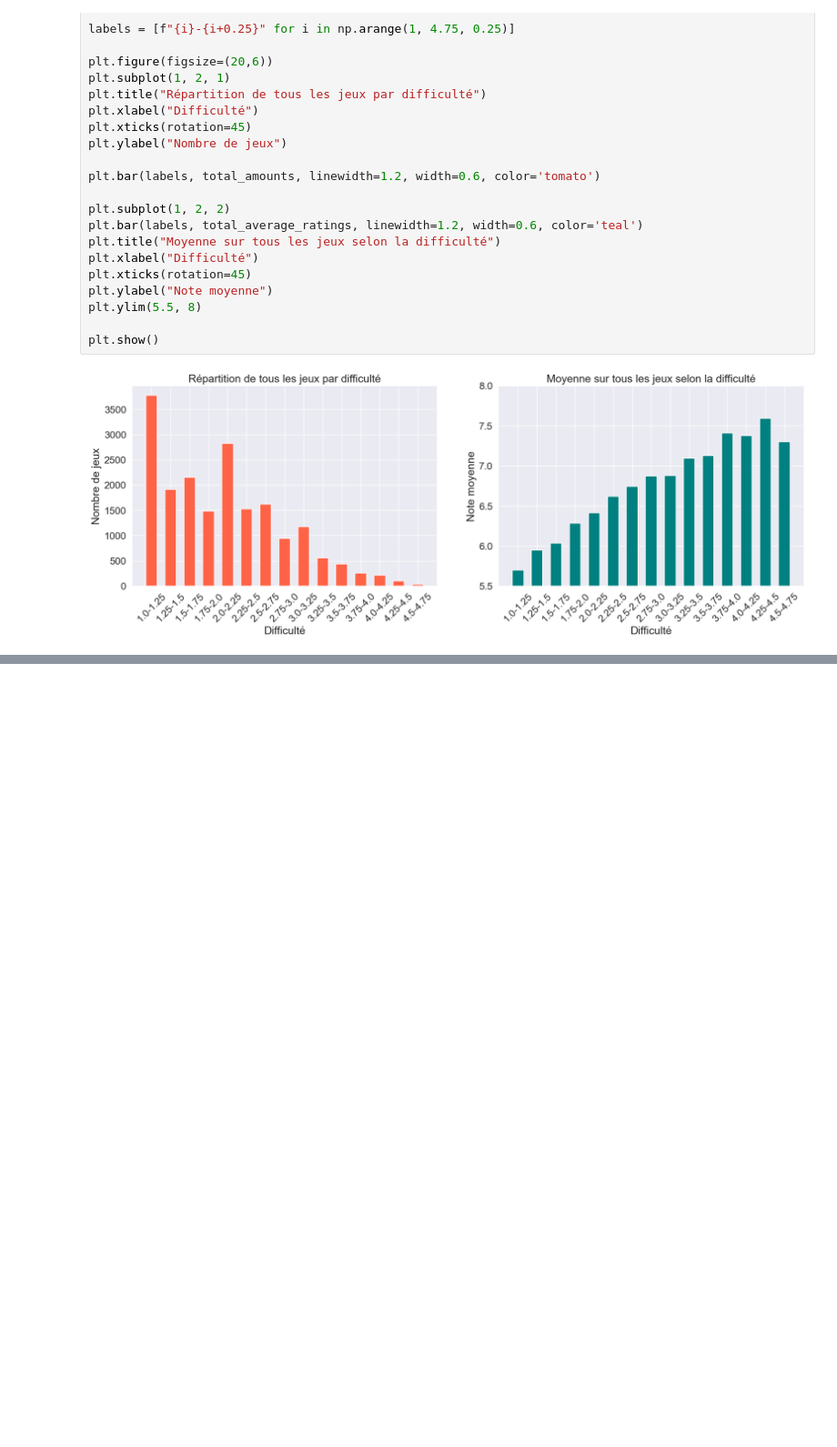
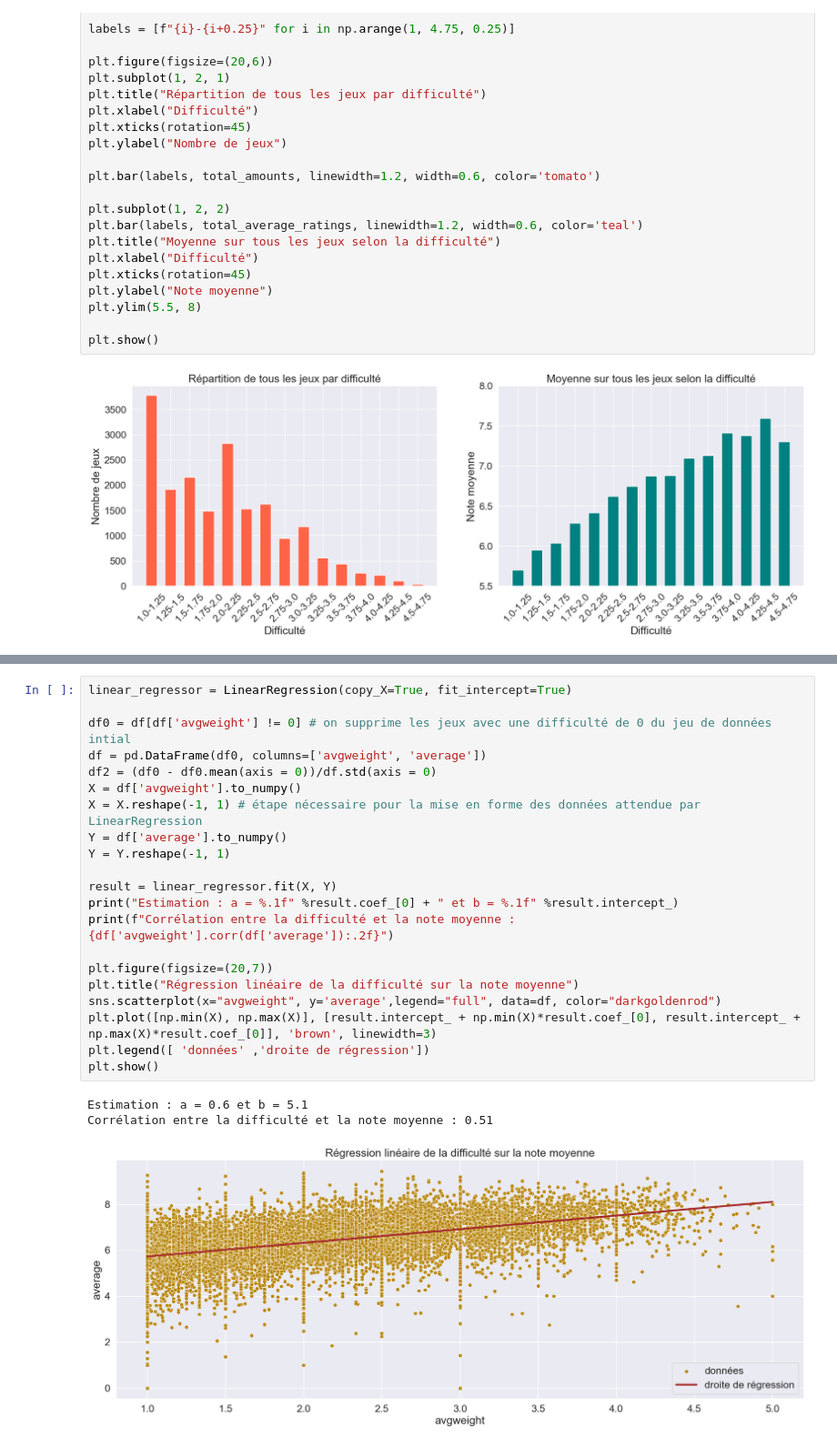
Before and after one commit to LOISGALLAUD/issd, a Jupyter notebook: PROJET/LGALLAUD.ipynb, the cells around one changed output, grey strips where cells are left out. Shown at 91% size. Drawn from its saved outputs; the diff is of its cells as text; blank space fills up the shorter version.

```diff
--- a/PROJET/LGALLAUD.ipynb
+++ b/PROJET/LGALLAUD.ipynb
@@ -812,0 +786,25 @@ Remarques personnelles:
+# %%
+linear_regressor = LinearRegression(copy_X=True, fit_intercept=True)
+
+df0 = df[df['avgweight'] != 0] # on supprime les jeux avec une difficulté de 0 du jeu de données intial
+df = pd.DataFrame(df0, columns=['avgweight', 'average'])
+df2 = (df0 - df0.mean(axis = 0))/df.std(axis = 0)
+X = df['avgweight'].to_numpy()
+X = X.reshape(-1, 1) # étape nécessaire pour la mise en forme des données attendue par LinearRegression
+Y = df['average'].to_numpy()
+Y = Y.reshape(-1, 1)
+
+result = linear_regressor.fit(X, Y)
+print("Estimation : a = %.1f" %result.coef_[0] + " et b = %.1f" %result.intercept_)
+print(f"Corrélation entre la difficulté et la note moyenne : {df['avgweight'].corr(df['average']):.2f}")
+
+plt.figure(figsize=(20,7))
+plt.title("Régression linéaire de la difficulté sur la note moyenne")
+sns.scatterplot(x="avgweight", y='average',legend="full", data=df, color="darkgoldenrod")
+plt.plot([np.min(X), np.max(X)], [result.intercept_ + np.min(X)*result.coef_[0], result.intercept_ + np.max(X)*result.coef_[0]], 'brown', linewidth=3)
+plt.legend([ 'données' ,'droite de régression'])
+plt.show()
+# %% [output]
+Estimation : a = 0.6 et b = 5.1
+Corrélation entre la difficulté et la note moyenne : 0.51
+[figure, added]
```
Also changed, not shown: parts of 23 cells of this notebook, 1 other file.
